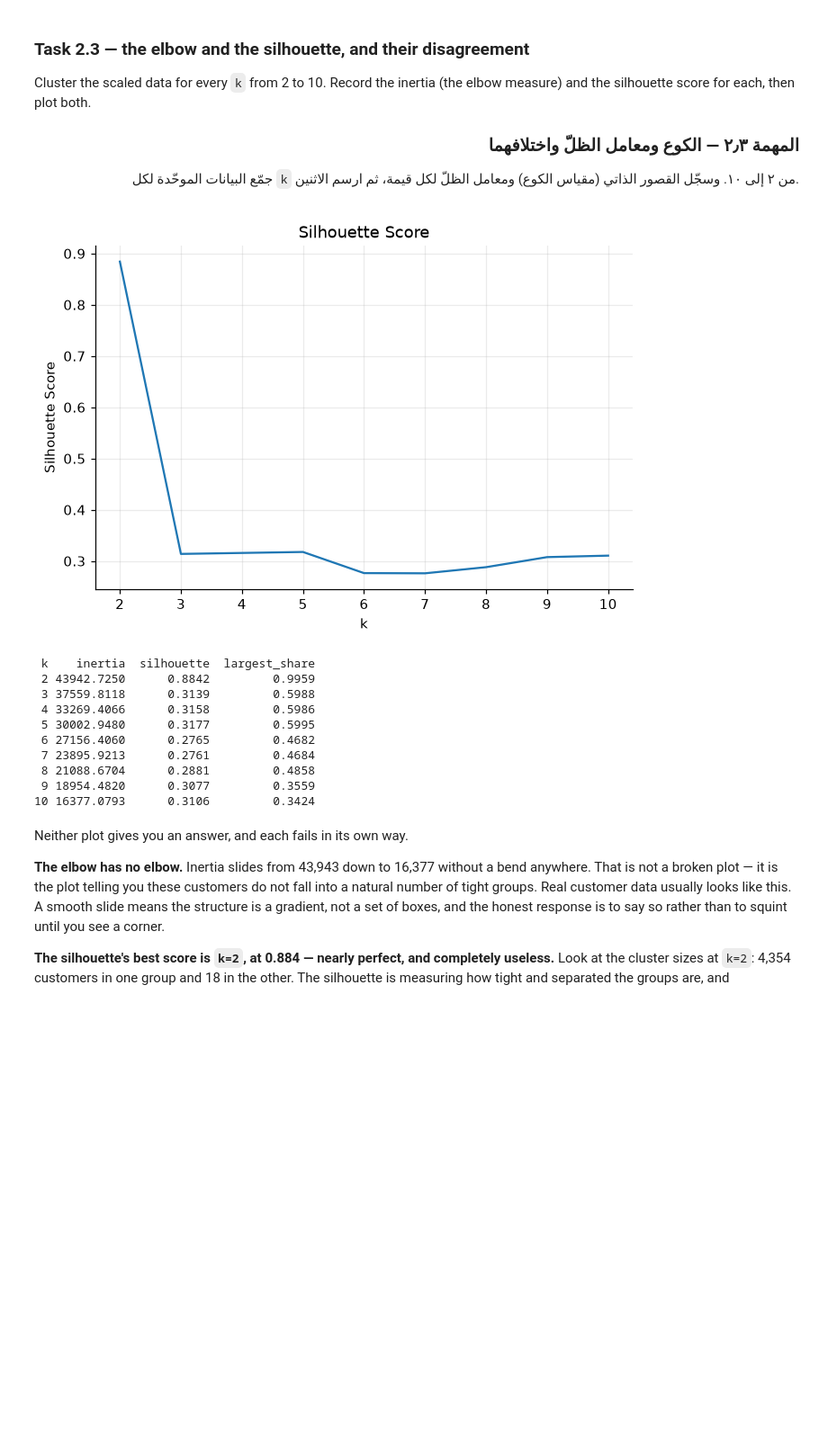
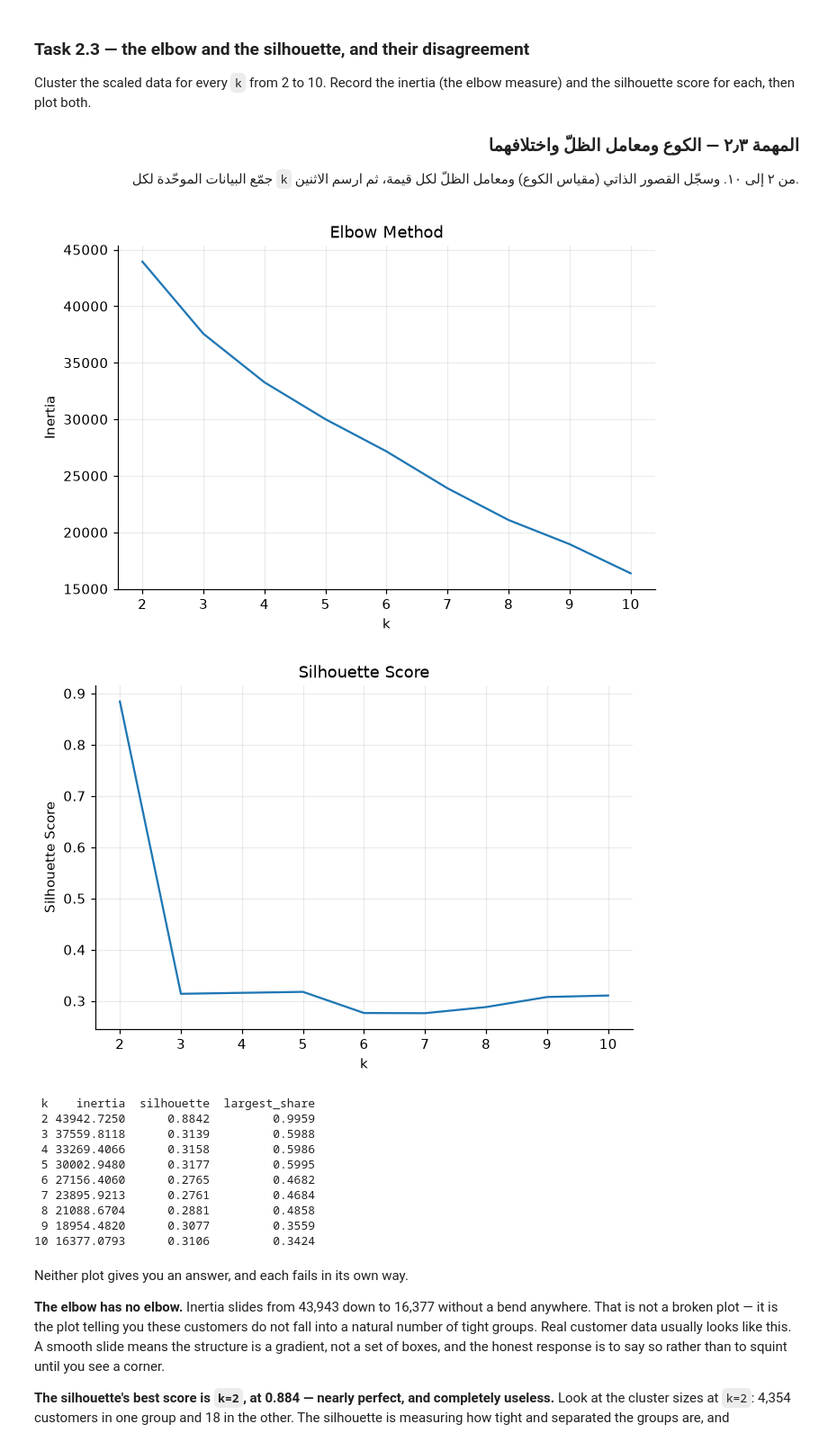
Before and after one commit to impx6f/AIEP_Olo_student_Fahad, a Jupyter notebook: week_1_foundations/labs/D5_clustering_pca/D5_clustering_pca_blank.ipynb, the cells around one changed output. Shown at 90% size. Saved outputs shown, nothing was run; the diff lists cells and outputs as text; code cells hidden in the pictures; blank space fills up the shorter version.

```diff
--- a/week_1_foundations/labs/D5_clustering_pca/D5_clustering_pca_blank.ipynb
+++ b/week_1_foundations/labs/D5_clustering_pca/D5_clustering_pca_blank.ipynb
@@ -284,6 +284,19 @@ That switch is the algorithm correcting its own first guess. It is the entire id
 
 # TODO: Run two rounds of assign-then-update from `start_centroids`, printing each round.
 # مهمة: نفّذ جولتين من الإسناد ثم التحديث بدءًا من `start_centroids`، واطبع كل جولة.
+centroids = start_centroids.copy()
+history = []
+for round_num in range(2):
+    distances = distances_to(centroids)
+    assignments = np.argmin(distances, axis=0)
+    history.append(assignments.copy())
+    new_centroids = np.array([
+        POINTS[assignments == k].mean(axis=0)
+        for k in range(len(centroids))])
+    print(f"round {round_num + 1}")
+    print("assignments:", assignments)
+    print("centroids:", new_centroids)
+    centroids = new_centroids
 moved = [name for name, before, after in zip(NAMES, history[0], history[1]) if before != after]
 print(f"points that changed group between round 1 and round 2: {moved}")
 # %% [output]
@@ -525,36 +546,44 @@ silhouette score for each, then plot both.
 #    مقياسين مختلفين تمامًا.
 # ٤) وسجّل أيضًا نصيب أكبر عنقود لكل k. ستحتاجه في المهمة ٢٫٤.
 # ابحث عن: "sklearn silhouette_score inertia_ elbow method"
 # ────────────────────────────────────────────────────────────────────
 
 from sklearn.metrics import silhouette_score
 K_RANGE = range(2, 11)
 # TODO: For each k in K_RANGE, record inertia, silhouette and the biggest cluster's share, into `k_scores`.
 # مهمة: لكل k في K_RANGE، سجّل القصور الذاتي ومعامل الظلّ ونصيب أكبر عنقود في `k_scores`.
-k_scores=[]
+k_scores = []
 for k in K_RANGE:
-    model_k = KMeans(n_clusters=k, n_init=10, random_state=42)
+    model_k = KMeans(n_clusters=k,n_init=10,random_state=42)
     model_k.fit(X_scaled)
     inertia = model_k.inertia_
     sil = silhouette_score(X_scaled, model_k.labels_)
     size = np.bincount(model_k.labels_)
     largest = np.max(size)
     largest_share = largest / len(X_scaled)
     k_scores.append({
         "k": k,
         "inertia": inertia,
         "silhouette": sil,
         "largest_share": largest_share})
 k_scores = pd.DataFrame(k_scores)
 plt.figure()
+plt.plot(k_scores["k"], k_scores["inertia"])
+plt.xlabel("k")
+plt.ylabel("Inertia")
+plt.title("Elbow Method")
+plt.show()
+
+plt.figure()
 plt.plot(k_scores["k"], k_scores["silhouette"])
 plt.xlabel("k")
 plt.ylabel("Silhouette Score")
 plt.title("Silhouette Score")
 plt.show()
 print(k_scores.round(4).to_string(index=False))
 # %% [output]
-[figure, old version]
+[figure, new version]
+[figure, added]
  k    inertia  silhouette  largest_share
  2 43942.7250      0.8842         0.9959
  3 37559.8118      0.3139         0.5988
```
Also changed, not shown: parts of 3 cells of this notebook.
